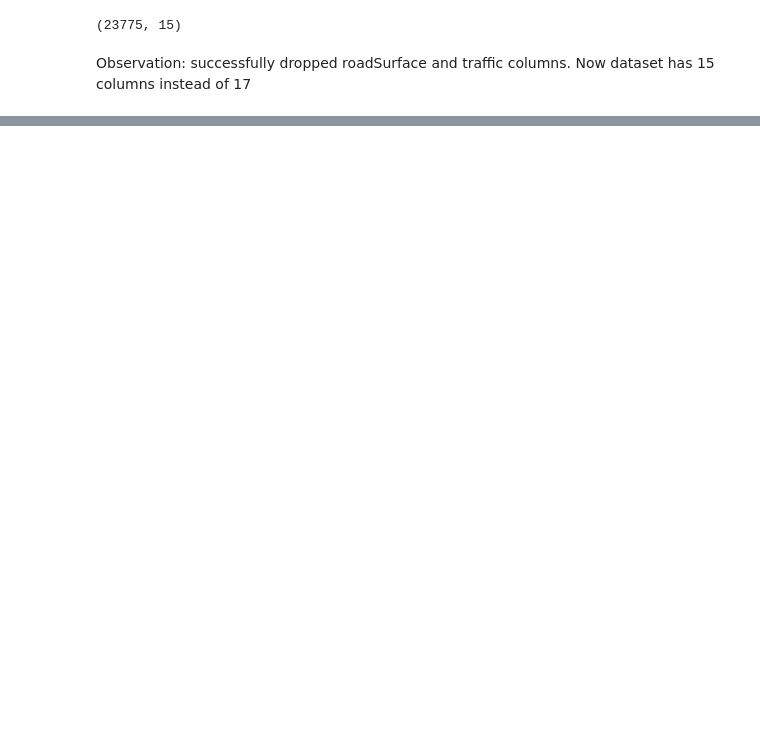
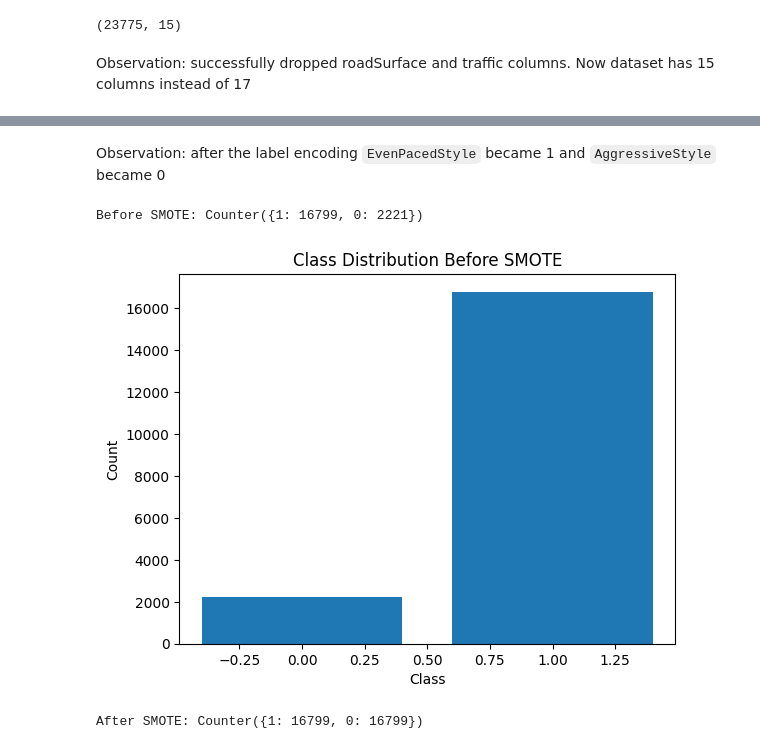
Before and after one commit to decodemarines/cars-ds, a Jupyter notebook: driving_style_model.ipynb, the cells around one changed output, grey strips where cells are left out. Cells and saved outputs as stored; diff of their text form; code cells hidden in the pictures; blank space fills up the shorter version.

```diff
--- a/driving_style_model.ipynb
+++ b/driving_style_model.ipynb
@@ -155,0 +167,9 @@ Observation: successfully dropped roadSurface and traffic columns. Now dataset h
+# %%
+# Encoding categorical features
+le = LabelEncoder()
+df['drivingStyle'] = le.fit_transform(df['drivingStyle'])
+# Feature scaling
+X = df.drop('drivingStyle', axis=1)
+y = df['drivingStyle']
+scaler = StandardScaler()
+X_scaled = scaler.fit_transform(X)
@@ -155,0 +185,5 @@ Observation: successfully dropped roadSurface and traffic columns. Now dataset h
+# %% [markdown]
+Observation: after the label encoding `EvenPacedStyle` became 1 and `AggressiveStyle` became 0
+# %%
+# Train-test split
+X_train, X_test, y_train, y_test = train_test_split(X_scaled, y, test_size=0.2, random_state=42)
@@ -155,0 +194,13 @@ Observation: successfully dropped roadSurface and traffic columns. Now dataset h
+# %%
+print("Before SMOTE:", Counter(y_train))
+# %% [output]
+Before SMOTE: Counter({1: 16799, 0: 2221})
+# %%
+# plotting of class distribution before SMOTE
+plt.bar(Counter(y_train).keys(), Counter(y_train).values())
+plt.title("Class Distribution Before SMOTE")
+plt.xlabel("Class")
+plt.ylabel("Count")
+plt.show()
+# %% [output]
+[figure, added]
@@ -155,0 +210,4 @@ Observation: successfully dropped roadSurface and traffic columns. Now dataset h
+# %%
+print("After SMOTE:", Counter(y_train_res))
+# %% [output]
+After SMOTE: Counter({1: 16799, 0: 16799})
```
Also changed, not shown: parts of 6 cells of this notebook.
